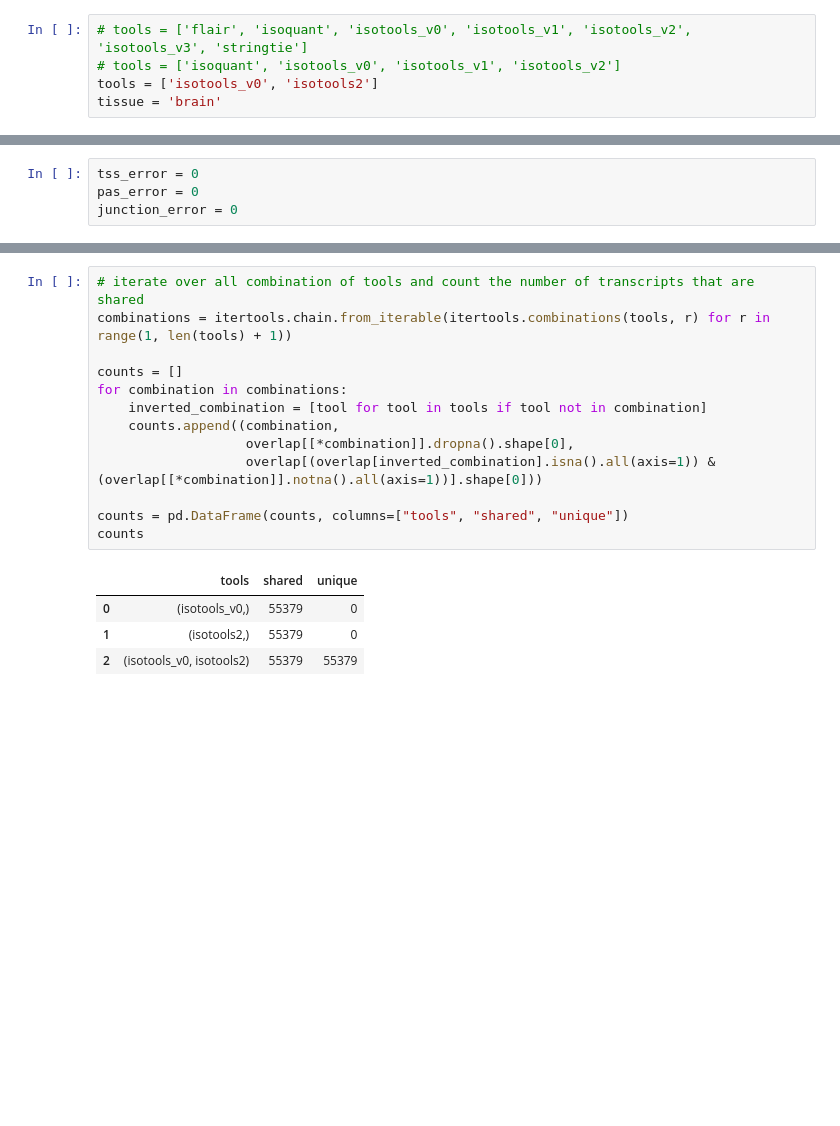
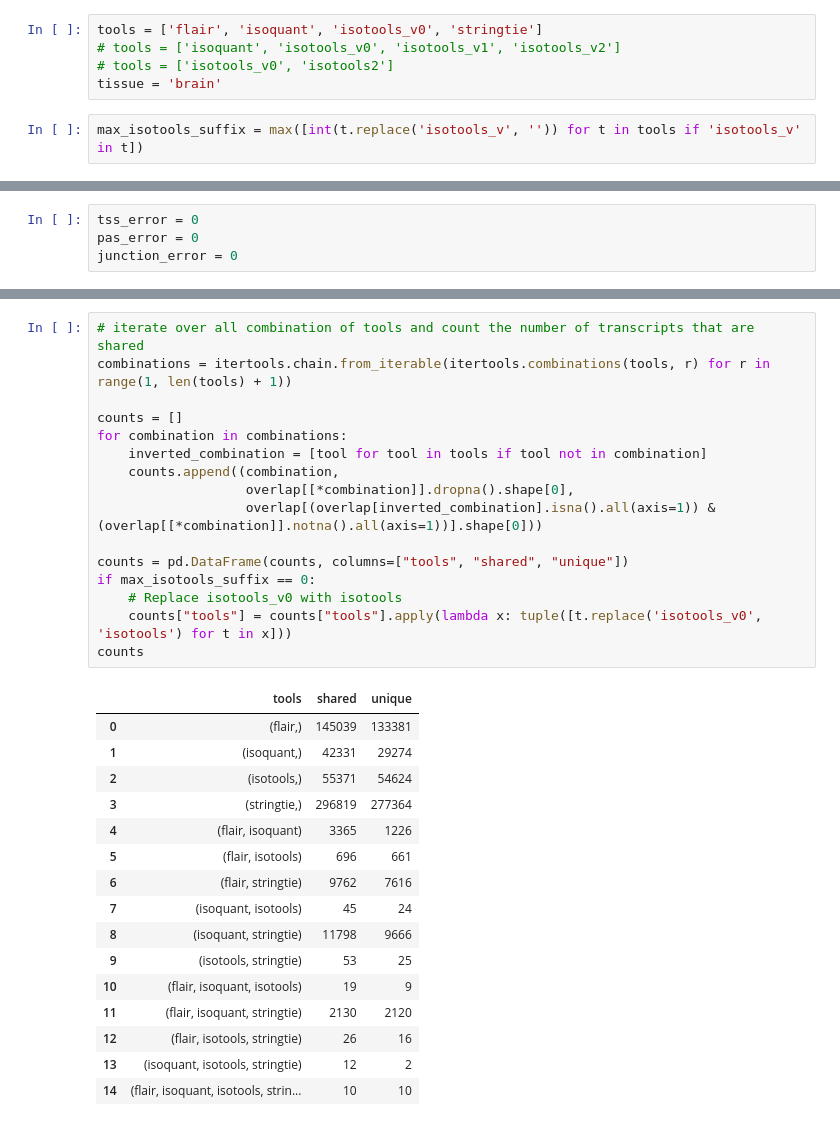
Before and after one commit to IceFreez3r/master-thesis, a Jupyter notebook: notebooks/tool_overlap.ipynb, the cells around one changed output, grey strips where cells are left out. Cells and saved outputs as stored; diff of their text form; blank space fills up the shorter version.

```diff
--- a/notebooks/tool_overlap.ipynb
+++ b/notebooks/tool_overlap.ipynb
@@ -13,10 +13,12 @@ from upsetplot import from_memberships, plot
 import warnings
 warnings.simplefilter(action='ignore', category=FutureWarning)
 # %%
-# tools = ['flair', 'isoquant', 'isotools_v0', 'isotools_v1', 'isotools_v2', 'isotools_v3', 'stringtie']
+tools = ['flair', 'isoquant', 'isotools_v0', 'stringtie']
 # tools = ['isoquant', 'isotools_v0', 'isotools_v1', 'isotools_v2']
-tools = ['isotools_v0', 'isotools2']
+# tools = ['isotools_v0', 'isotools2']
 tissue = 'brain'
+# %%
+max_isotools_suffix = max([int(t.replace('isotools_v', '')) for t in tools if 'isotools_v' in t])
 # %%
 gtf_path = "/path/to/code/snakemake-pipeline/results/{tool}/transcriptome/{tissue}_sorted.gtf.gz"
 # %%
@@ -170,20 +174,35 @@ overlap
 # %%
 # iterate over all combination of tools and count the number of transcripts that are shared
 combinations = itertools.chain.from_iterable(itertools.combinations(tools, r) for r in range(1, len(tools) + 1))
 
 counts = []
 for combination in combinations:
     inverted_combination = [tool for tool in tools if tool not in combination]
     counts.append((combination,
                    overlap[[*combination]].dropna().shape[0],
                    overlap[(overlap[inverted_combination].isna().all(axis=1)) & (overlap[[*combination]].notna().all(axis=1))].shape[0]))
 
 counts = pd.DataFrame(counts, columns=["tools", "shared", "unique"])
+if max_isotools_suffix == 0:
+    # Replace isotools_v0 with isotools
+    counts["tools"] = counts["tools"].apply(lambda x: tuple([t.replace('isotools_v0', 'isotools') for t in x]))
 counts
 # %% [output]
 |  | tools | shared | unique |
-| 0 | (isotools_v0,) | 55379 | 0 |
-| 1 | (isotools2,) | 55379 | 0 |
-| 2 | (isotools_v0, isotools2) | 55379 | 55379 |
+| 0 | (flair,) | 145039 | 133381 |
+| 1 | (isoquant,) | 42331 | 29274 |
+| 2 | (isotools,) | 55371 | 54624 |
+| 3 | (stringtie,) | 296819 | 277364 |
+| 4 | (flair, isoquant) | 3365 | 1226 |
+| 5 | (flair, isotools) | 696 | 661 |
+| 6 | (flair, stringtie) | 9762 | 7616 |
+| 7 | (isoquant, isotools) | 45 | 24 |
+| 8 | (isoquant, stringtie) | 11798 | 9666 |
+| 9 | (isotools, stringtie) | 53 | 25 |
+| 10 | (flair, isoquant, isotools) | 19 | 9 |
+| 11 | (flair, isoquant, stringtie) | 2130 | 2120 |
+| 12 | (flair, isotools, stringtie) | 26 | 16 |
+| 13 | (isoquant, isotools, stringtie) | 12 | 2 |
+| 14 | (flair, isoquant, isotools, strin... | 10 | 10 |
 # %%
 upset = from_memberships(counts["tools"].to_list(), data=counts["unique"].to_list())
```
Also changed, not shown: parts of 6 cells of this notebook, 3 other files.
